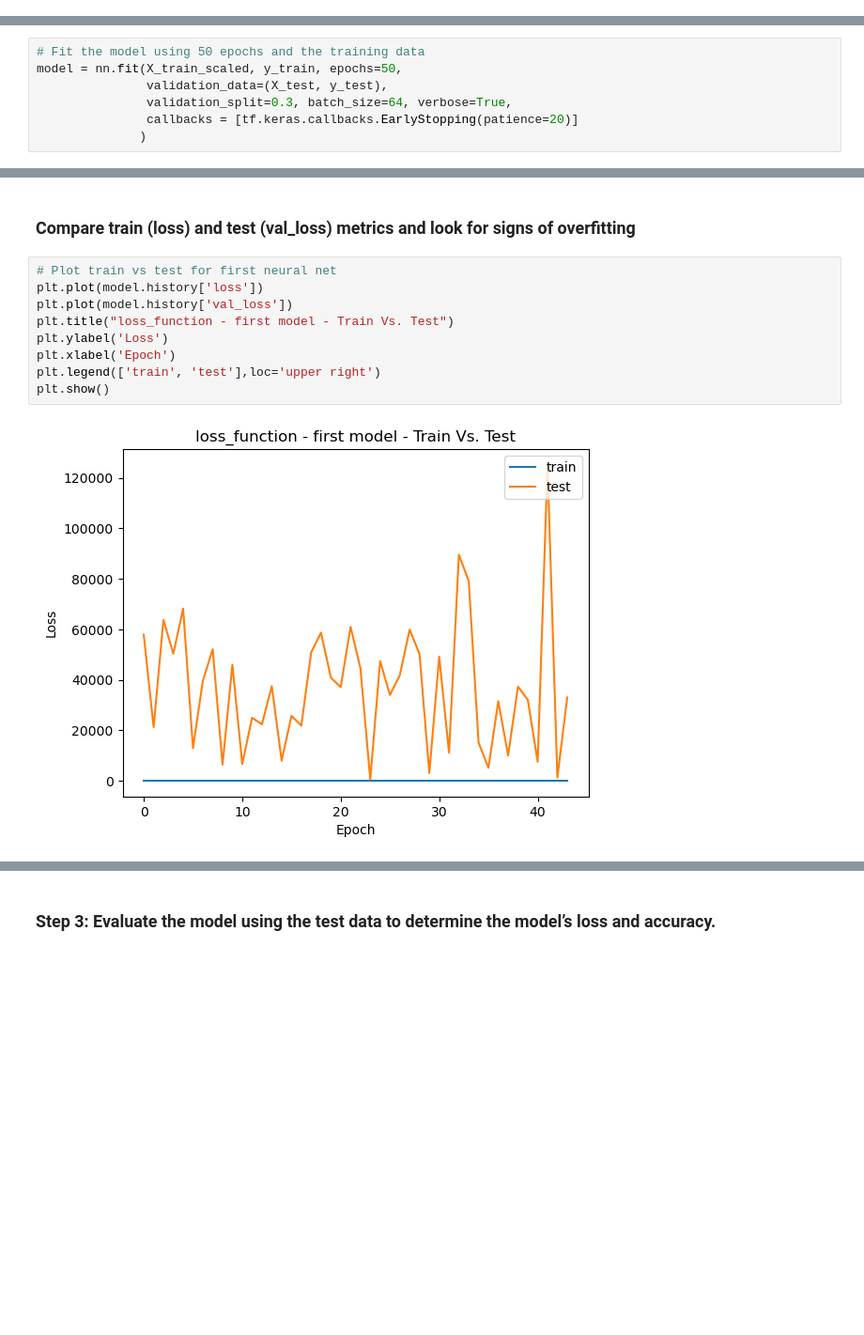
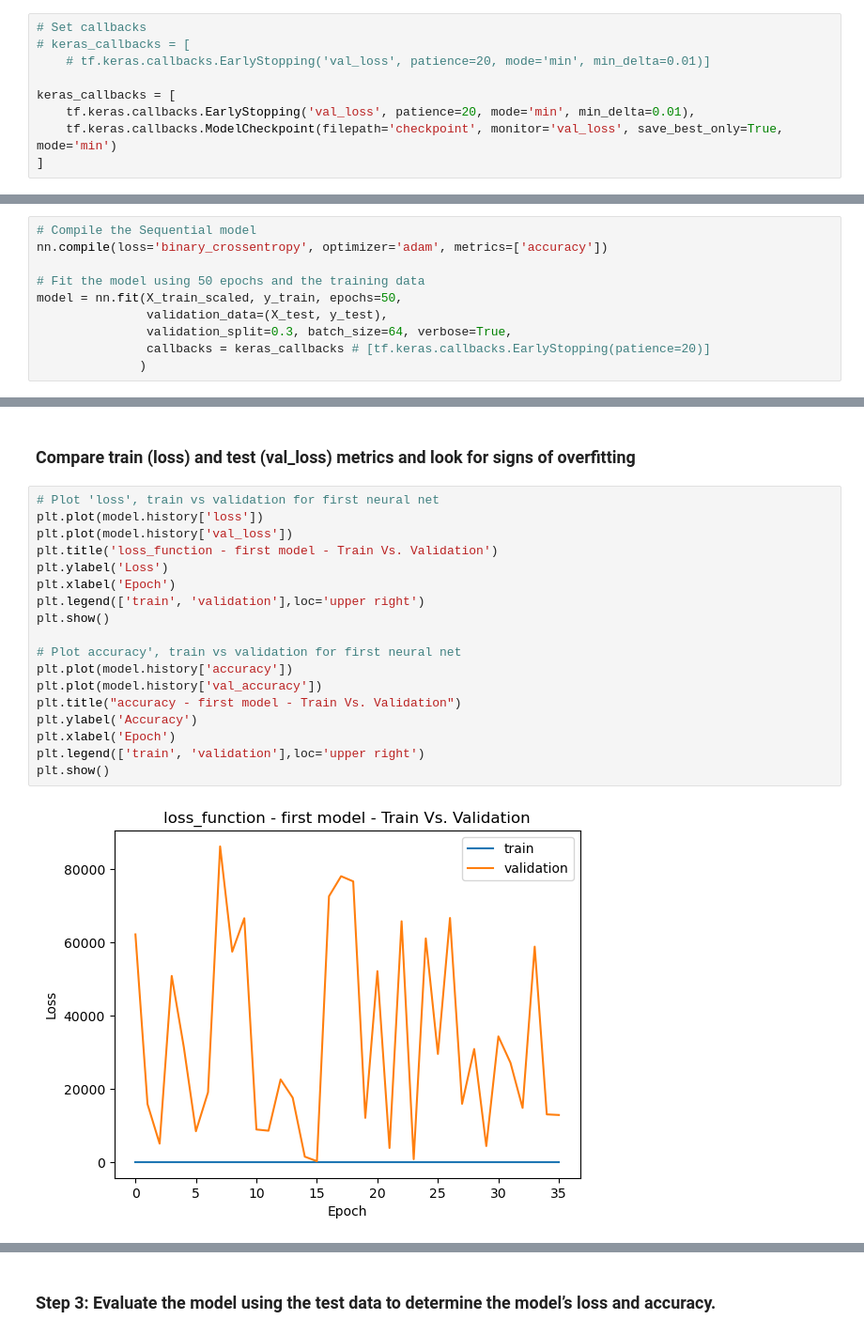
Before and after one commit to Billie-LS/DeepL_Adventure_Angels, a Jupyter notebook: venture_funding_with_deep_learning.ipynb, the cells around one changed output, grey strips where cells are left out. Shown at 94% size. Drawn from its saved outputs; the diff is of its cells as text; blank space fills up the shorter version.

Commit message:
code models

```diff
--- a/venture_funding_with_deep_learning.ipynb
+++ b/venture_funding_with_deep_learning.ipynb
@@ -390,6 +390,15 @@ display(X_test_scaled.shape)
 ### Step 1: Create a deep neural network by assigning the number of input features, the number of layers, and the number of neurons on each layer using Tensorflow’s Keras.
 
 > **Hint** You can start with a two-layer deep neural network model that uses the `relu` activation function for both layers.
+# %%
+# Set callbacks
+# keras_callbacks = [
+    # tf.keras.callbacks.EarlyStopping('val_loss', patience=20, mode='min', min_delta=0.01)]
+
+keras_callbacks = [
+    tf.keras.callbacks.EarlyStopping('val_loss', patience=20, mode='min', min_delta=0.01),
+    tf.keras.callbacks.ModelCheckpoint(filepath='checkpoint', monitor='val_loss', save_best_only=True, mode='min')
+]
 # %%
 # Define the the number of inputs (features) to the model
 # number_input_features = X_train_scaled.shape[1]
@@ -464,9 +470,12 @@ nn.compile(loss='binary_crossentropy', optimizer='adam', metrics=['accuracy'])
 # %%
+# Compile the Sequential model
+nn.compile(loss='binary_crossentropy', optimizer='adam', metrics=['accuracy'])
+
 # Fit the model using 50 epochs and the training data
 model = nn.fit(X_train_scaled, y_train, epochs=50,
                validation_data=(X_test, y_test),
                validation_split=0.3, batch_size=64, verbose=True,
-               callbacks = [tf.keras.callbacks.EarlyStopping(patience=20)]
+               callbacks = keras_callbacks # [tf.keras.callbacks.EarlyStopping(patience=20)]
               )
 # %% [output]
 Epoch 1/50
@@ -493,13 +502,22 @@ Epoch 44/50
 # %% [markdown]
 ### Compare train (loss) and test (val_loss) metrics and look for signs of overfitting
 # %%
-# Plot train vs test for first neural net
+# Plot 'loss', train vs validation for first neural net
 plt.plot(model.history['loss'])
 plt.plot(model.history['val_loss'])
-plt.title("loss_function - first model - Train Vs. Test")
+plt.title('loss_function - first model - Train Vs. Validation')
 plt.ylabel('Loss')
 plt.xlabel('Epoch')
-plt.legend(['train', 'test'],loc='upper right')
+plt.legend(['train', 'validation'],loc='upper right')
 plt.show()
+
+# Plot accuracy', train vs validation for first neural net
+plt.plot(model.history['accuracy'])
+plt.plot(model.history['val_accuracy'])
+plt.title("accuracy - first model - Train Vs. Validation")
+plt.ylabel('Accuracy')
+plt.xlabel('Epoch')
+plt.legend(['train', 'validation'],loc='upper right')
+plt.show()
 # %% [output]
-[figure, old version]
+[figure, new version]
```
Also changed, not shown: parts of 91 cells of this notebook, 42 other files.
